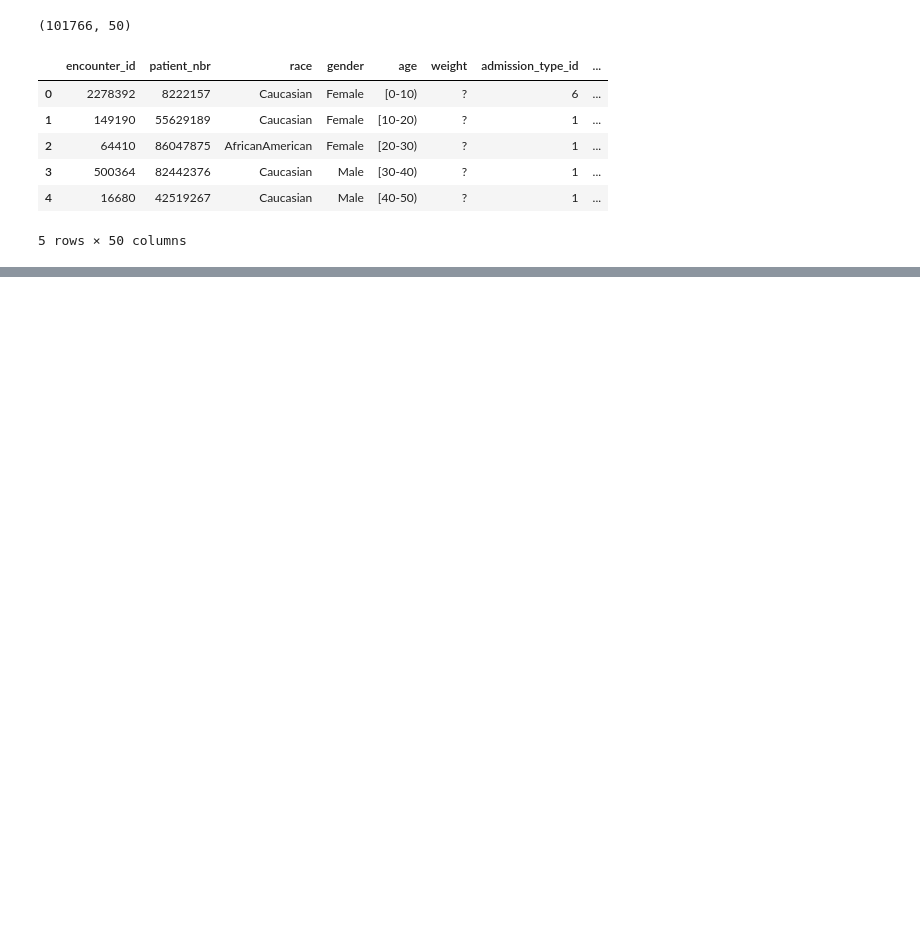
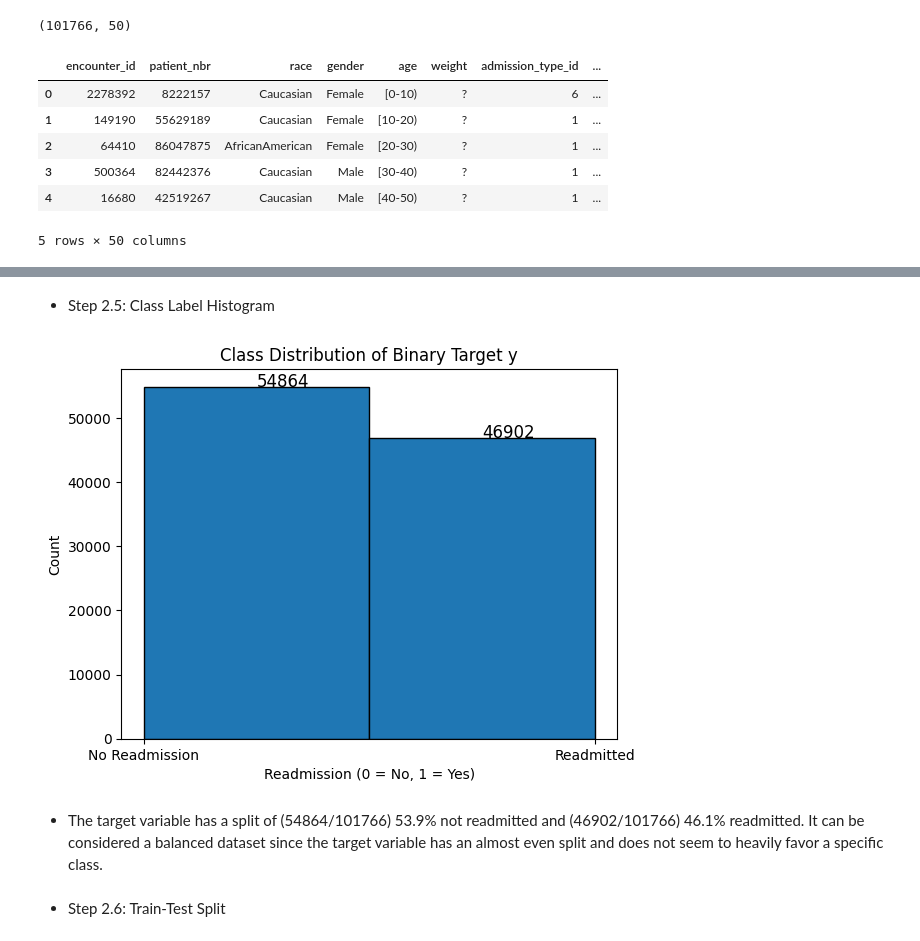
Before and after one commit to hRazaRizvi/ENGG680_2025_Fall, a Jupyter notebook: Final_Project/PredictingDiabetesProgression.ipynb, the cells around one changed output, grey strips where cells are left out. Cells and saved outputs as stored; diff of their text form; code cells hidden in the pictures; blank space fills up the shorter version.

Commit message:
Final file with comparison of three methods
Jupyter notebook contains preprocessing steps, model training, visualization, and accuracy comparison

```diff
--- a/Final_Project/PredictingDiabetesProgression.ipynb
+++ b/Final_Project/PredictingDiabetesProgression.ipynb
@@ -55,15 +74,10 @@ list(data.columns)
 # 'glyburide', 'tolbutamide', 'pioglitazone', 'rosiglitazone', 'acarbose', 'miglitol', 'troglitazone', 'tolazamide', 'examide', 'citoglipton', # 'insulin',
 # 'glyburide-metformin', # 'glipizide-metformin', 'glimepiride-pioglitazone', 'metformin-rosiglitazone', 'metformin-pioglitazone', 'change', 'diabetesMed', 'readmitted']
 
-cols_to_remove = ['race','gender','weight','encounter_id', 'patient_nbr', 'payer_code', 'medical_specialty',
+cols_to_remove = ['encounter_id', 'patient_nbr', 'payer_code', 'medical_specialty',
     'acetohexamide','tolbutamide', 'troglitazone', 'tolazamide',
     'examide', 'citoglipton', 'diag_1', 'diag_2', 'diag_3']
 
-df_clean = data.drop(columns=cols_to_remove) #removing extra unnecessary columns
-print(list(df_clean.columns))
-
-df = df_clean.replace("?", np.nan)
-
-
-df
+df = data.drop(columns=cols_to_remove) #removing extra unnecessary columns
+print(list(df.columns))
 # %% [output]
@@ -83,0 +87,3 @@ df
+# %%
+y = df['readmitted'] #extracting target variable
+df = df.drop(columns=['readmitted']) #removing the target variable from the feature matrix
@@ -83,0 +212,11 @@ df
+# %%
+# readmitted column has three values: >30, <30, and NO which translates to "readmitted after 30 days","readmitted under 30 days", and "not readmitted"
+# we have used the readmitted column as our target variable since this is readmission into the hospital shows that the disease has progressed
+# we can consider >30 and <30 to be 1 and NO to be 0.
+
+y_binary = y.replace({
+    '>30':1,
+    '<30':1,
+    'NO':0
+})
+y_binary
@@ -83,0 +236,25 @@ df
+# %% [markdown]
+* Step 2.5: Class Label Histogram
+# %%
+# Check the class distribution of y
+
+
+# Display exact values for each bin in the histogram
+# Plot class distribution for binary target
+count, bins, patches = plt.hist(y_binary, bins=2, edgecolor='black')
+
+# Display counts on top of bars
+for i in range(len(count)):
+    plt.text(bins[i] + 0.25, count[i], int(count[i]), fontsize=12)
+
+plt.title('Class Distribution of Binary Target y')
+plt.xlabel('Readmission (0 = No, 1 = Yes)')
+plt.ylabel('Count')
+plt.xticks([0, 1], ['No Readmission', 'Readmitted'])
+plt.show()
+# %% [output]
+[figure, added]
+# %% [markdown]
+* The target variable has a split of (54864/101766) 53.9% not readmitted and (46902/101766) 46.1% readmitted. It can be considered a balanced dataset since the target variable has an almost even split and does not seem to heavily favor a specific class.
+# %% [markdown]
+* Step 2.6: Train-Test Split
```
Also changed, not shown: parts of 44 cells of this notebook.
